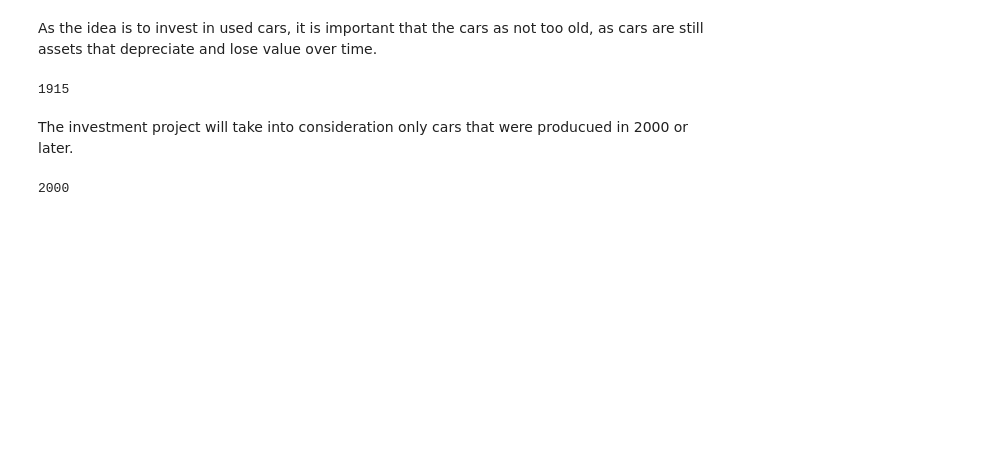
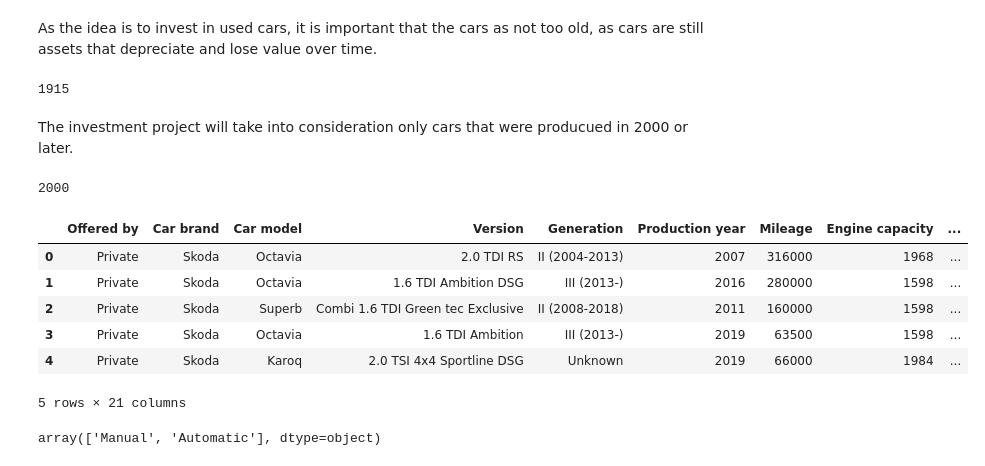
Before and after one commit to hamedahmed100/DS_Consulting_HD, a Jupyter notebook: used_cars_poland.ipynb, the cells around one changed output. Saved outputs shown, nothing was run; the diff lists cells and outputs as text; code cells hidden in the pictures; blank space fills up the shorter version.

Commit message:
adding new column

```diff
--- a/used_cars_poland.ipynb
+++ b/used_cars_poland.ipynb
@@ -246,3 +229,18 @@ data = data[data['Production year']>=2000]
 data['Production year'].min()
 # %% [output]
 2000
+# %%
+data.head()
+# %% [output]
+|  | Offered by | Car brand | Car model | Version | Generation | Production year | Mileage | Engine capacity | ... |
+| 0 | Private | Skoda | Octavia | 2.0 TDI RS | II (2004-2013) | 2007 | 316000 | 1968 | ... |
+| 1 | Private | Skoda | Octavia | 1.6 TDI Ambition DSG | III (2013-) | 2016 | 280000 | 1598 | ... |
+| 2 | Private | Skoda | Superb | Combi 1.6 TDI Green tec Exclusive | II (2008-2018) | 2011 | 160000 | 1598 | ... |
+| 3 | Private | Skoda | Octavia | 1.6 TDI Ambition | III (2013-) | 2019 | 63500 | 1598 | ... |
+| 4 | Private | Skoda | Karoq | 2.0 TSI 4x4 Sportline DSG | Unknown | 2019 | 66000 | 1984 | ... |
+5 rows × 21 columns
+# %%
+unique_values = data['Transmission'].unique()
+unique_values
+# %% [output]
+array(['Manual', 'Automatic'], dtype=object)
```
Also changed, not shown: parts of 10 cells of this notebook.
